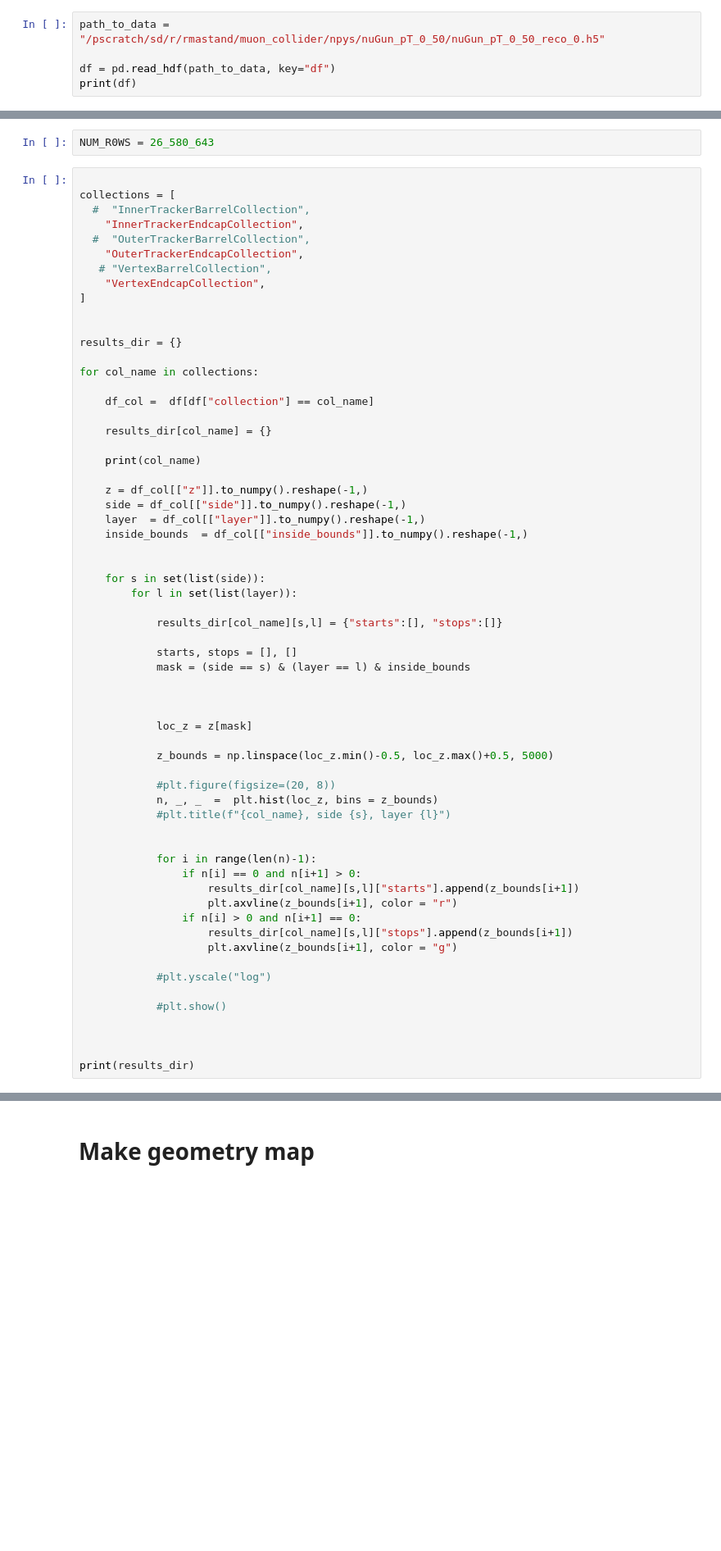
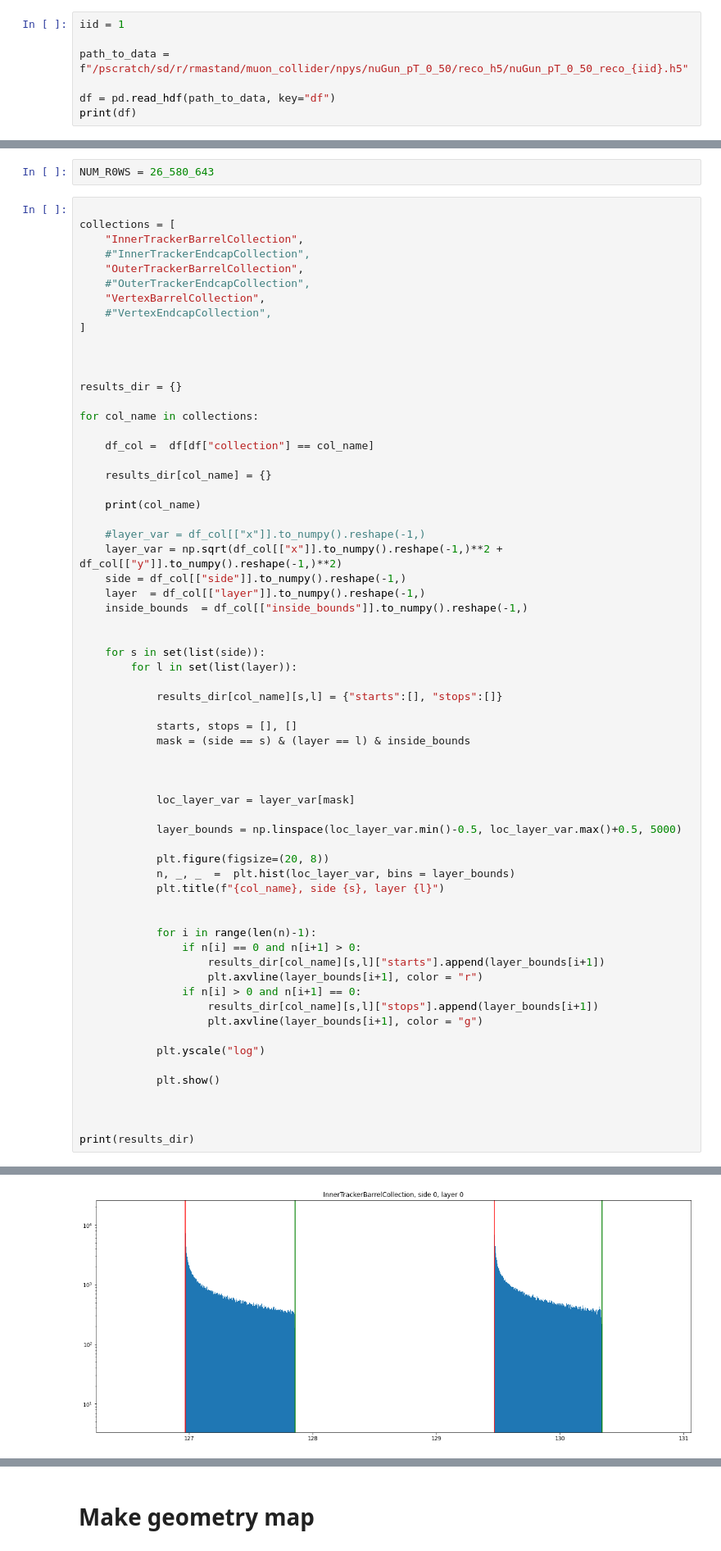
Before and after one commit to rmastand/fast_tracker_BIBgen_mucoll, a Jupyter notebook: process_data.ipynb, the cells around one changed output, grey strips where cells are left out. Shown at 82% size. Saved outputs shown, nothing was run; the diff lists cells and outputs as text; blank space fills up the shorter version.

Commit message:
pipeline for barrel and endcap

```diff
--- a/process_data.ipynb
+++ b/process_data.ipynb
@@ -5,7 +5,9 @@ import pandas as pd
 
 from helpers.geometry_map import make_geometry_map, build_dist_tree_from_map
 # %%
-path_to_data = "/pscratch/sd/r/rmastand/muon_collider/npys/nuGun_pT_0_50/nuGun_pT_0_50_reco_0.h5"
+iid = 1
+
+path_to_data = f"/pscratch/sd/r/rmastand/muon_collider/npys/nuGun_pT_0_50/reco_h5/nuGun_pT_0_50_reco_{iid}.h5"
 
 df = pd.read_hdf(path_to_data, key="df")
 print(df)
@@ -14,13 +34,14 @@ NUM_R0WS = 26_580_643
 # %%
 
 collections = [
-  #  "InnerTrackerBarrelCollection",
-    "InnerTrackerEndcapCollection",
-  #  "OuterTrackerBarrelCollection",
-    "OuterTrackerEndcapCollection",
-   # "VertexBarrelCollection",
-    "VertexEndcapCollection",
+    "InnerTrackerBarrelCollection",
+    #"InnerTrackerEndcapCollection",
+    "OuterTrackerBarrelCollection",
+    #"OuterTrackerEndcapCollection",
+    "VertexBarrelCollection",
+    #"VertexEndcapCollection",
 ]
+
 
 
 results_dir = {}
@@ -33,7 +54,8 @@ for col_name in collections:
 
     print(col_name)
 
-    z = df_col[["z"]].to_numpy().reshape(-1,)
+    #layer_var = df_col[["x"]].to_numpy().reshape(-1,)
+    layer_var = np.sqrt(df_col[["x"]].to_numpy().reshape(-1,)**2 +  df_col[["y"]].to_numpy().reshape(-1,)**2)
     side = df_col[["side"]].to_numpy().reshape(-1,)
     layer  = df_col[["layer"]].to_numpy().reshape(-1,)
     inside_bounds  = df_col[["inside_bounds"]].to_numpy().reshape(-1,)
@@ -49,27 +71,28 @@ for col_name in collections:
 
 
 
-            loc_z = z[mask]
+            loc_layer_var = layer_var[mask]
 
-            z_bounds = np.linspace(loc_z.min()-0.5, loc_z.max()+0.5, 5000)
+            layer_bounds = np.linspace(loc_layer_var.min()-0.5, loc_layer_var.max()+0.5, 5000)
 
-            #plt.figure(figsize=(20, 8))
-            n, _, _  =  plt.hist(loc_z, bins = z_bounds)
-            #plt.title(f"{col_name}, side {s}, layer {l}")
+            plt.figure(figsize=(20, 8))
+            n, _, _  =  plt.hist(loc_layer_var, bins = layer_bounds)
+            plt.title(f"{col_name}, side {s}, layer {l}")
 
 
             for i in range(len(n)-1):
                 if n[i] == 0 and n[i+1] > 0:
-                    results_dir[col_name][s,l]["starts"].append(z_bounds[i+1])
-                    plt.axvline(z_bounds[i+1], color = "r")
+                    results_dir[col_name][s,l]["starts"].append(layer_bounds[i+1])
+                    plt.axvline(layer_bounds[i+1], color = "r")
                 if n[i] > 0 and n[i+1] == 0:
-                    results_dir[col_name][s,l]["stops"].append(z_bounds[i+1])
-                    plt.axvline(z_bounds[i+1], color = "g")
+                    results_dir[col_name][s,l]["stops"].append(layer_bounds[i+1])
+                    plt.axvline(layer_bounds[i+1], color = "g")
 
-            #plt.yscale("log")
+            plt.yscale("log")
 
-            #plt.show()
+            plt.show()
 
 
 
 print(results_dir)
+# %% [output]
@@ -75,0 +104 @@ print(results_dir)
+[figure, added]
```
Also changed, not shown: parts of 5 cells of this notebook, 1 other file.
